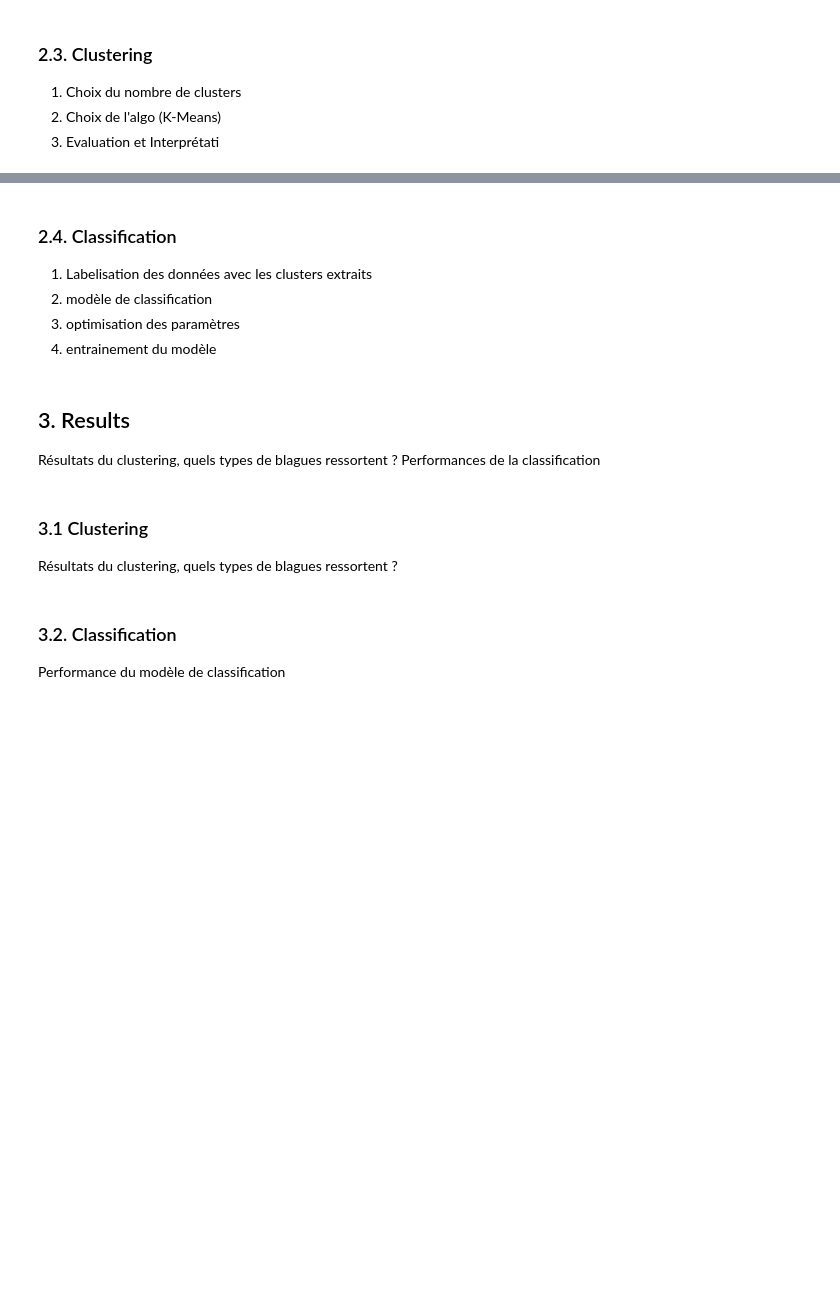
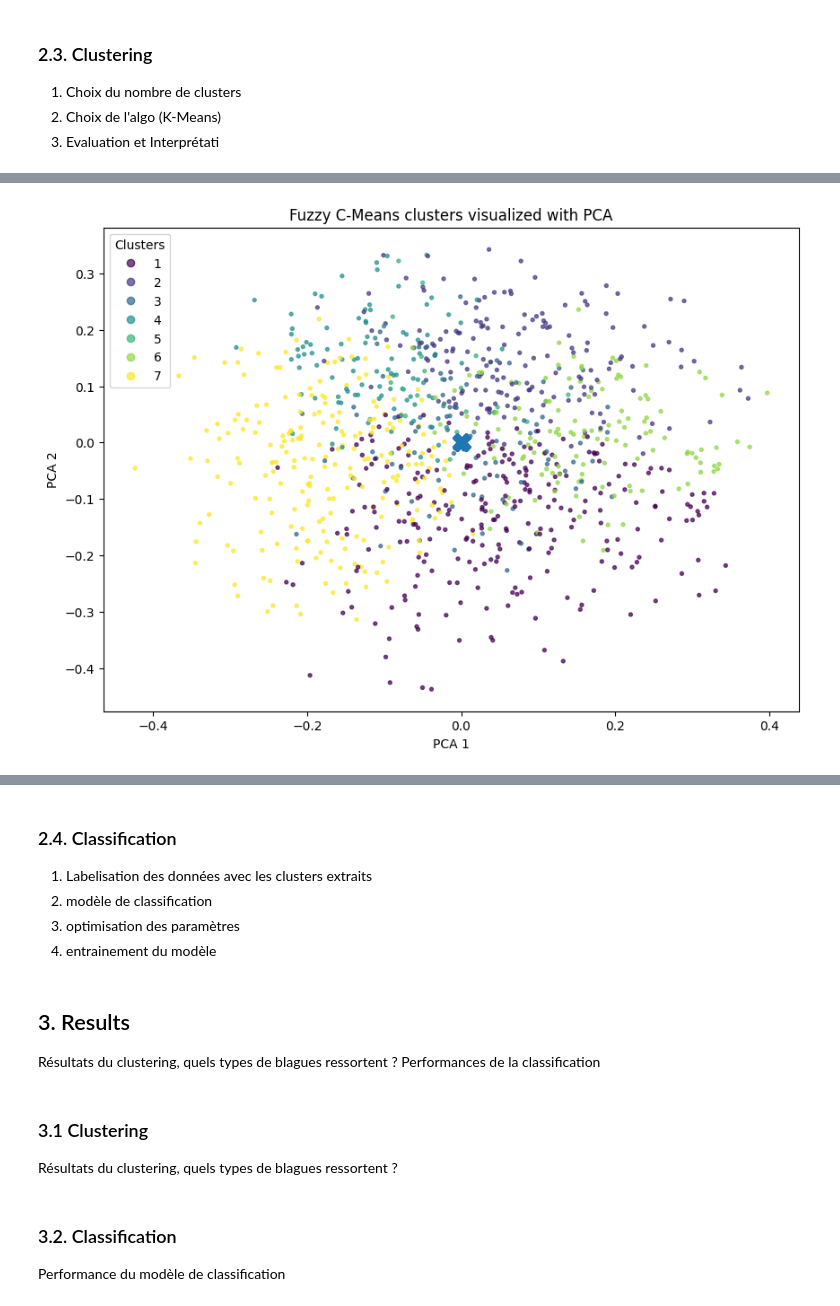
Before and after one commit to realhugoviana/jokes_clustering, a Jupyter notebook: joke_clustering.ipynb, the cells around one changed output, grey strips where cells are left out. Saved outputs shown, nothing was run; the diff lists cells and outputs as text; code cells hidden in the pictures; blank space fills up the shorter version.

```diff
--- a/joke_clustering.ipynb
+++ b/joke_clustering.ipynb
@@ -94,0 +250,69 @@ Notes:
+# %%
+!pip install scikit-fuzzy
+
+import numpy as np
+import pandas as pd
+import matplotlib.pyplot as plt
+from sklearn.decomposition import PCA
+import skfuzzy as fuzz
+
+K = 8
+
+# matrice des embeddings
+X = np.vstack(df["embedding"].values)   # shape: (n_samples, n_features)
+
+# scikit-fuzzy attend les données sous la forme (n_features, n_samples)
+X_fcm = X.T
+
+# Fuzzy C-Means
+cntr, u, u0, d, jm, p, fpc = fuzz.cluster.cmeans(
+    X_fcm,
+    c=K,              # nombre de clusters
+    m=1.5,            # coefficient de flou (classique = 2)
+    error=0.005,
+    maxiter=1000,
+    init=None,
+    seed=42
+)
+
+# u : matrice d'appartenance de shape (K, n_samples)
+# cluster dur = cluster avec appartenance max
+labels = np.argmax(u, axis=0)
+
+df["cluster"] = labels
+
+# stocker aussi les degrés d'appartenance
+for i in range(K):
+    df[f"membership_cluster_{i}"] = u[i]
+
+print(f"Fuzzy Partition Coefficient (FPC) = {fpc:.4f}")
+
+# PCA pour visualisation
+pca = PCA(n_components=2)
+X_2d = pca.fit_transform(X)
+
+# projection des centres appris par FCM
+centers_2d = pca.transform(cntr)
+
+plt.figure(figsize=(10, 7))
+scatter = plt.scatter(
+    X_2d[:, 0],
+    X_2d[:, 1],
+    c=df["cluster"],
+    s=8,
+    alpha=0.7
+)
+
+plt.scatter(
+    centers_2d[:, 0],
+    centers_2d[:, 1],
+    s=200,
+    marker="X"
+)
+
+plt.xlabel("PCA 1")
+plt.ylabel("PCA 2")
+plt.title("Fuzzy C-Means clusters visualized with PCA")
+plt.legend(*scatter.legend_elements(), title="Clusters")
+plt.show()
+# %% [output]
@@ -94,0 +321 @@ Notes:
+[figure, added]
```
Also changed, not shown: parts of 14 cells of this notebook, 1 other file.
